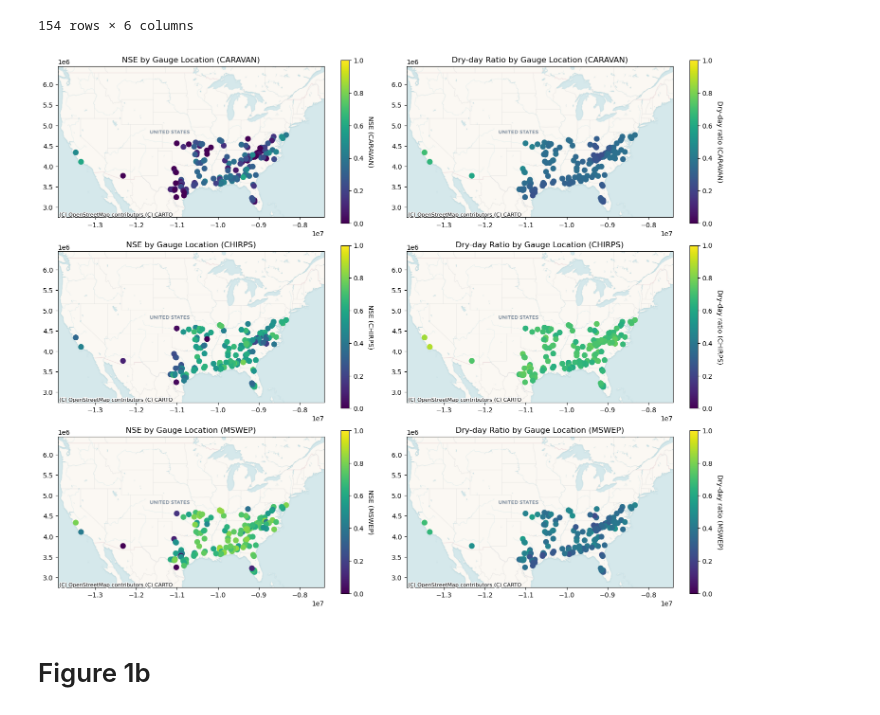
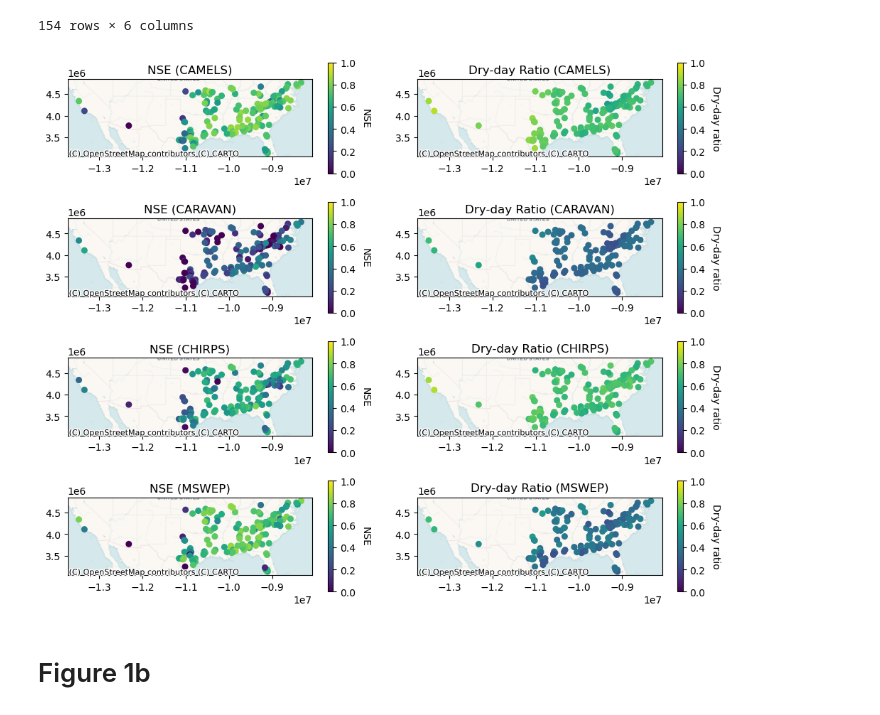
Before and after one commit to DSHydro/NeuralHydrologyAzure, a Jupyter notebook: final_runs/figures.ipynb, the cells around one changed output. Cells and saved outputs as stored; diff of their text form; code cells hidden in the pictures.

```diff
--- a/final_runs/figures.ipynb
+++ b/final_runs/figures.ipynb
@@ -333,15 +333,17 @@ conus_gdf_web = gpd.GeoDataFrame(geometry=[CONUS_BOUNDS], crs="EPSG:4326").to_cr
 xmin, ymin, xmax, ymax = conus_gdf_web.total_bounds
 
 RUN_PREFIXES = [
+    "154_camels_30_epochs_seq_270_hidden_256_dropout_04_fb_05_seed111_1103_063301",
     "caravan_154_precip_seq_270_30_epochs_hidden_256_dropout_04_fb_05_seed111_0103_211409",
     "precip_chirps_precipitation_0503_093821",
     "precip_mswep_precipitation_0503_110038",
 ]
 
 plot_configs = [
-    ("dry_ratio_caravan", "CARAVAN", RUN_PREFIXES[0]),
-    ("dry_ratio_chirps",  "CHIRPS",  RUN_PREFIXES[1]),
-    ("dry_ratio_mswep",   "MSWEP",   RUN_PREFIXES[2]),
+    ("dry_ratio_camels", "CAMELS", RUN_PREFIXES[0]),
+    ("dry_ratio_caravan", "CARAVAN", RUN_PREFIXES[1]),
+    ("dry_ratio_chirps",  "CHIRPS",  RUN_PREFIXES[2]),
+    ("dry_ratio_mswep",   "MSWEP",   RUN_PREFIXES[3]),
 ]
 
 # --- Load NSE data helper ---
@@ -349,60 +351,73 @@ def load_nse_gdf(run_prefix):
     file_path = f"../extending_caravan/runs/{run_prefix}/validation/model_epoch030/validation_results.p"
     with open(file_path, "rb") as f:
         data = pickle.load(f)
-    nse_map = {catchment: data[catchment]["1D"]["NSE"] for catchment in data}
+
+    # nse_map = {catchment: data[catchment]["1D"]["NSE"] for catchment in data}
+
+    # attributes = pd.read_csv(location_file)
+
+    is_camels = "camels" in run_prefix
+    nse_map = {
+        (f"camels_{c}" if is_camels else c): data[c]["1D"]["NSE"]
+        for c in data
+    }
+
+    # print(nse_map)
 
     attributes = pd.read_csv(location_file)
+
     gdf = gpd.GeoDataFrame(
         attributes,
         geometry=gpd.points_from_xy(attributes["gauge_lon"], attributes["gauge_lat"]),
         crs="EPSG:4326"
     )
+
     gdf["NSE"] = gdf["gauge_id"].map(nse_map)
     gdf = gdf.dropna(subset=["NSE"])
     return gdf.to_crs(epsg=3857)
 
 # --- Plot ---
-fig, ax = plt.subplots(3, 2, figsize=(15, 12))
+fig, ax = plt.subplots(4, 2, figsize=(10, 8))
 
 for row, (dry_col, label, run_prefix) in enumerate(plot_configs):
 
     # --- Left: NSE map ---
     nse_gdf = load_nse_gdf(run_prefix)
     nse_gdf.plot(
         column="NSE",
         cmap="viridis",
         legend=True,
-        markersize=60,
+        markersize=30,
         ax=ax[row, 0],
         vmin=0,
         vmax=1,
     )
-    fig.axes[-1].set_ylabel(f"NSE ({label})", rotation=270, labelpad=15)
-    ax[row, 0].set_xlim(xmin, xmax)
-    ax[row, 0].set_ylim(ymin, ymax)
+    fig.axes[-1].set_ylabel(f"NSE", rotation=270, labelpad=15)
+    # ax[row, 0].set_xlim(xmin, xmax)
+    # ax[row, 0].set_ylim(ymin, ymax)
     cx.add_basemap(ax[row, 0], source=cx.providers.CartoDB.Voyager)
-    ax[row, 0].set_title(f"NSE by Gauge Location ({label})")
+    ax[row, 0].set_title(f"NSE ({label})")
 
     # --- Right: Dry-day ratio map ---
     gdf_web.plot(
         column=dry_col,
         cmap="viridis",
         legend=True,
-        markersize=60,
+        markersize=30,
         ax=ax[row, 1],
         vmin=0,
         vmax=1,
     )
-    fig.axes[-1].set_ylabel(f"Dry-day ratio ({label})", rotation=270, labelpad=15)
-    ax[row, 1].set_xlim(xmin, xmax)
-    ax[row, 1].set_ylim(ymin, ymax)
+    fig.axes[-1].set_ylabel(f"Dry-day ratio", rotation=270, labelpad=15)
+    # ax[row, 1].set_xlim(xmin, xmax)
+    # ax[row, 1].set_ylim(ymin, ymax)
     cx.add_basemap(ax[row, 1], source=cx.providers.CartoDB.Voyager)
-    ax[row, 1].set_title(f"Dry-day Ratio by Gauge Location ({label})")
+    ax[row, 1].set_title(f"Dry-day Ratio ({label})")
 
 plt.tight_layout()
 plt.show()
 # %% [output]
-[figure, old version]
+[figure, new version]
 # %% [markdown]
 # Figure 1b
 # %%
```
Also changed, not shown: parts of 14 cells of this notebook.
